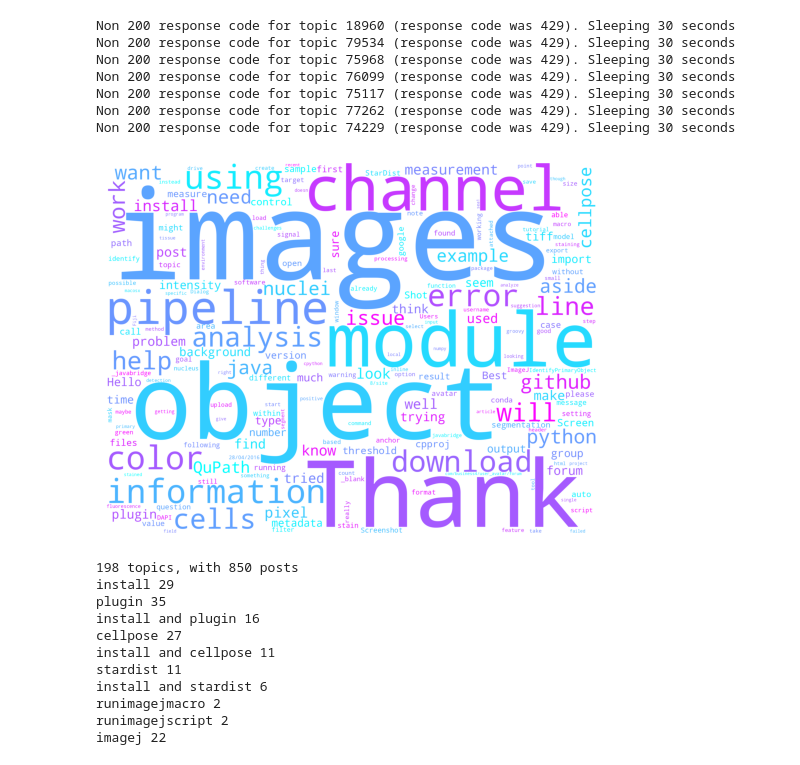
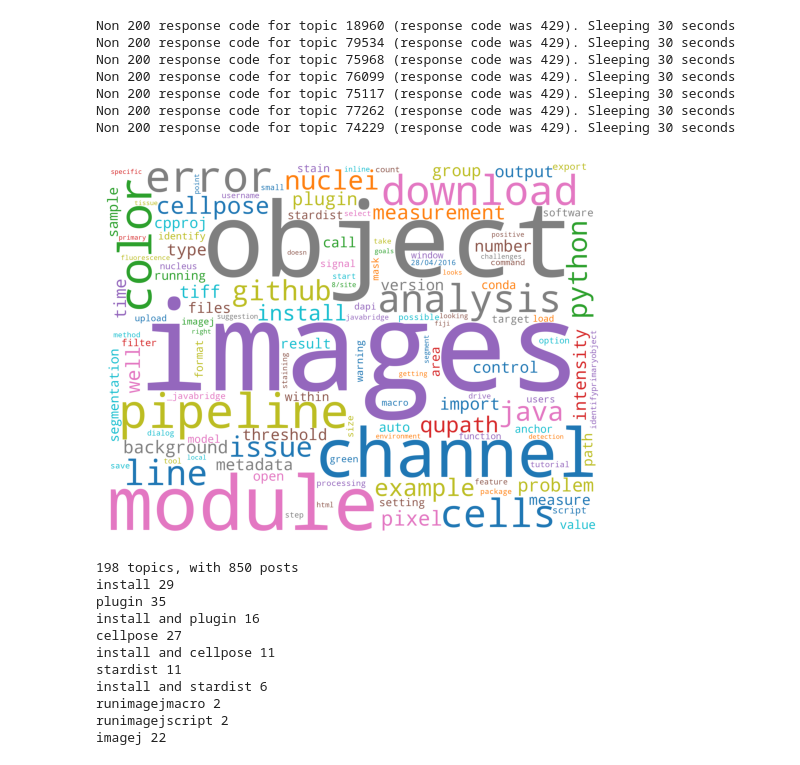
Before and after one commit to COBA-NIH/CellProfilerPluginsPaper, a Jupyter notebook: posts_containing_install-CellProfiler.ipynb, the cells around one changed output. Drawn from its saved outputs; the diff is of its cells as text; code cells hidden in the pictures.

Commit message:
update wordcloud

```diff
--- a/posts_containing_install-CellProfiler.ipynb
+++ b/posts_containing_install-CellProfiler.ipynb
@@ -85,29 +85,47 @@ Non 200 response code for topic 74229 (response code was 429). Sleeping 30 secon
 with open("200ish_cellprofiler_forum_topics.json",'w') as topic_post_file:
     json.dump(topic_post_dict,topic_post_file)
 # %%
+# Read in topic_post_dict from saved file
+with open("200ish_cellprofiler_forum_topics.json",'r') as topic_post_file:
+    topic_post_dict = json.load(topic_post_file)
+
 topic_post_dict_flat = {k:' '.join(v) for k,v in topic_post_dict.items()}
 # %%
+# Remove words related to file uploads, quotes, etc, not content
 forum_stopwords = ["https","global","discourse","business4","uploads","div",
                    "class","svg","icon","span","class","svg","icon","use","href",
                   "image","br","cdn","li","height","width","file","hidden","lightbox",
                   "wrapper","data","optimized","code","jpeg","png","noopener","attachment",
                   "filename","strong","mention","blockquote","expand","srcset","aria",
                    "original","true","title","nofollow","short","base62","sha1",
                   "build","onebox","dominant","lazy","loading","80754af9","meta","quote",
-                  "name","user","source","uploads/short","emoji","x86_64","lang"] #words related to file uploads, quotes, etc, not content
+                  "name","user","source","uploads/short","emoji","x86_64","lang"]
 stopwords = ['cell','profiler','cellprofiler']
+# Remove conversational words
+common_stopwords = ['_blank','able','already','article','aside','attached','avatar','based','best','better',
+                    'case','change','create','different','find','first','following','forum','found','goal',
+                    'good','google','groovy','header','hello','help','information','informations','instead',
+                    'know','last','look','make','maybe','message','might','much','need','note','please','post',
+                    'project','question','really','screen','screenshot','seem','seems','shot','something',
+                    'still','sure','thank','thanks','thing','think','topic','tried','trying','used','using',
+                    'want','will','without','work','working','works']
+
+all_stopwords = list(STOPWORDS)+stopwords+forum_stopwords+common_stopwords
+
+wordcloud_words = ' '.join(list(topic_post_dict_flat.values())).lower()
 
 %matplotlib inline
 import matplotlib.pyplot as plt
-wc = WordCloud(background_color='white',colormap='cool',collocations=False,min_word_length=4,
-               stopwords=list(STOPWORDS)+stopwords+forum_stopwords,regexp=r"\w[\w'\/]+",
+wc = WordCloud(background_color='white',colormap='tab10',collocations=False,min_word_length=4,min_font_size=32,
+               stopwords=all_stopwords,regexp=r"\w[\w'\/]+",
                relative_scaling=1,width=2400,height=1800
-              ).generate(' '.join(list(topic_post_dict_flat.values())))
+              ).generate(wordcloud_words)
 plt.axis('off')
 plt.imshow(wc)
-plt.savefig('cellprofiler_post_usage.svg')
+plt.savefig('cellprofiler_post_usage.svg',bbox_inches='tight')
+plt.savefig('cellprofiler_post_usage.png',bbox_inches='tight')
 # %% [output]
-[figure, old version]
+[figure, new version]
 # %%
 topic_count = 0
 post_count = 0
```
Also changed, not shown: 2 other files.
